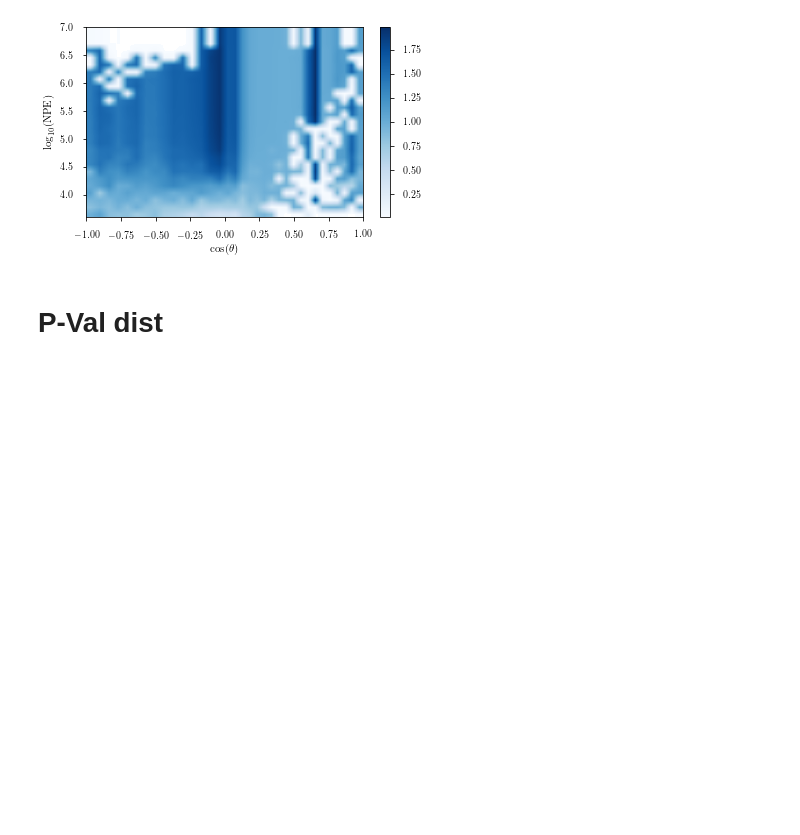
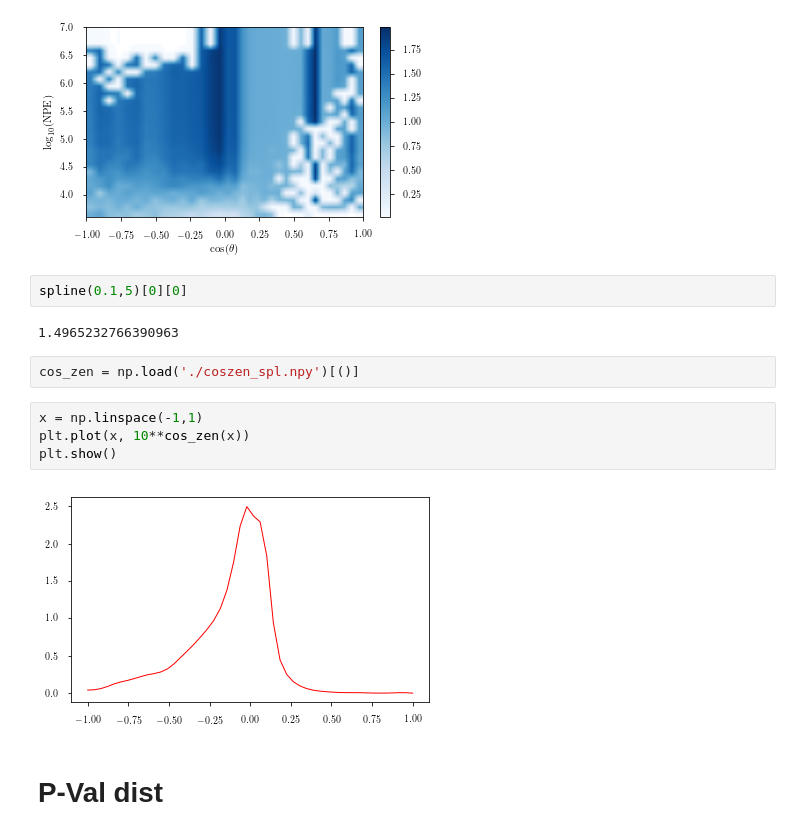
Before and after one commit to afrancko/BlazarNeutrino, a Jupyter notebook: plot_stuff.ipynb, the cells around one changed output. Drawn from its saved outputs; the diff is of its cells as text; blank space fills up the shorter version.

```diff
--- a/plot_stuff.ipynb
+++ b/plot_stuff.ipynb
@@ -47,6 +47,18 @@ plt.show()
   1.1290312404655005 1.1290312404655005 1.1290312404655005]]
 <matplotlib.figure.Figure at 0x...>
 [figure]
+# %%
+spline(0.1,5)[0][0]
+# %% [output]
+1.4965232766390963
+# %%
+cos_zen = np.load('./coszen_spl.npy')[()]
+# %%
+x = np.linspace(-1,1)
+plt.plot(x, 10**cos_zen(x))
+plt.show()
+# %% [output]
+[figure, added]
 # %% [markdown]
 # P-Val dist
 # %%
```
Also changed, not shown: 2 other files.
